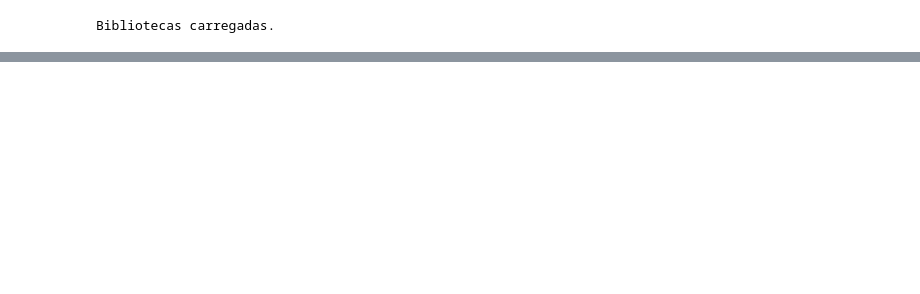
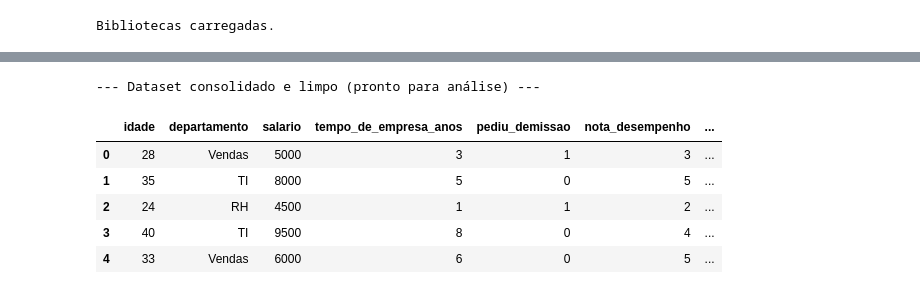
Before and after one commit to marcelofschiavo/cd_turnover_pa, a Jupyter notebook: turnover_pa.ipynb, the cells around one changed output, grey strips where cells are left out. Cells and saved outputs as stored; diff of their text form; code cells hidden in the pictures; blank space fills up the shorter version.

```diff
--- a/turnover_pa.ipynb
+++ b/turnover_pa.ipynb
@@ -19,0 +50,51 @@ Bibliotecas carregadas.
+# %%
+# Dados para a Tabela 1: funcionarios
+data_funcionarios = {
+    'id_funcionario': [101, 102, 103, 104, 105, 106, 107, 108, 109, 110, 111, 112,
+                       113, 114, 115, 116, 117, 118, 119, 120],
+    'nome': ['Ana', 'Bruno', 'Carla', 'Daniel', 'Elisa', 'Fabio', 'Gabi', 'Hugo', 'Ines', 'Joao', 'Leo', 'Maria',
+             'Nina', 'Otavio', 'Paula', 'Renan', 'Sara', 'Tiago', 'Uva', 'Vera'],
+    'idade': [28, 35, 24, 40, 33, 29, 45, 31, 27, 38, 26, 41, 29, 34, 42, 36, 23, 30, 39, 44],
+    'departamento': ['Vendas', 'TI', 'RH', 'TI', 'Vendas', 'TI', 'RH', 'Vendas', 'TI', 'RH', 'Vendas', 'TI',
+                     'Marketing', 'Marketing', 'Vendas', 'TI', 'RH', 'Marketing', 'TI', 'Vendas'],
+    'salario': [5000, 8000, 4500, 9500, 6000, 7200, 5100, 5800, 9000, 4900, 4800, 10500,
+                6500, 6800, 7100, 8200, 4700, 6600, 9200, 7300],
+    'tempo_de_empresa_anos': [3, 5, 1, 8, 6, 3, 10, 4, 7, 5, 2, 9, 2, 4, 8, 6, 1, 3, 7, 10],
+    'pediu_demissao': [1, 0, 1, 0, 0, 0, 0, 0, 0, 0, 1, 0, 1, 0, 0, 0, 1, 0, 0, 0] # 1=Sim, 0=Não
+}
+
+# Dados para a Tabela 2: avaliacoes_2024
+data_avaliacoes = {
+    'id_avaliacao': [1, 2, 3, 4, 5, 6, 7, 8, 9, 10, 11, 12, 13, 14, 15, 16, 17, 18, 19, 20],
+    'id_funcionario': [101, 102, 103, 104, 105, 106, 107, 108, 109, 110, 111, 112,
+                       113, 114, 115, 116, 117, 118, 119, 120],
+    'nota_desempenho': [3, 5, 2, 4, 5, 3, 3, 4, 5, 3, 2, 5, 3, 4, 4, 5, 2, 3, 4, 4], # Escala 1-5
+    'satisfacao_trabalho': [2, 5, 1, 4, 5, 4, 3, 4, 5, 2, 2, 4, 2, 3, 5, 4, 1, 3, 5, 4], # Escala 1-5
+    'num_projetos': [5, 3, 6, 4, 3, 4, 5, 4, 3, 5, 6, 4, 5, 4, 3, 3, 6, 5, 4, 3]
+}
+
+# Criando os DataFrames
+df_funcionarios = pd.DataFrame(data_funcionarios)
+df_avaliacoes = pd.DataFrame(data_avaliacoes)
+
+# Executando o "JOIN" (merge)
+df_final = pd.merge(
+    df_funcionarios,
+    df_avaliacoes,
+    on='id_funcionario',
+    how='inner'
+)
+
+# Limpeza: Remover colunas que não usaremos (IDs e nome)
+df_final = df_final.drop(columns=['id_avaliacao', 'nome', 'id_funcionario'])
+
+print("--- Dataset consolidado e limpo (pronto para análise) ---")
+df_final.head()
+# %% [output]
+--- Dataset consolidado e limpo (pronto para análise) ---
+|  | idade | departamento | salario | tempo_de_empresa_anos | pediu_demissao | nota_desempenho | ... |
+| 0 | 28 | Vendas | 5000 | 3 | 1 | 3 | ... |
+| 1 | 35 | TI | 8000 | 5 | 0 | 5 | ... |
+| 2 | 24 | RH | 4500 | 1 | 1 | 2 | ... |
+| 3 | 40 | TI | 9500 | 8 | 0 | 4 | ... |
+| 4 | 33 | Vendas | 6000 | 6 | 0 | 5 | ... |
```
Also changed, not shown: parts of 13 cells of this notebook.
